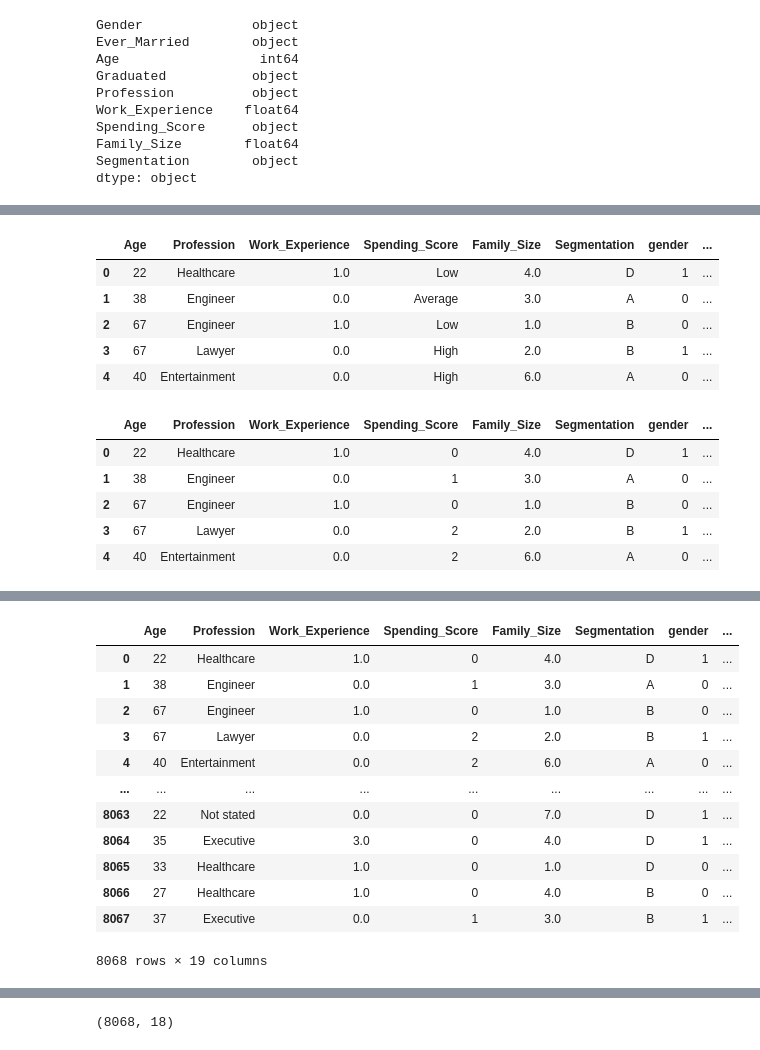
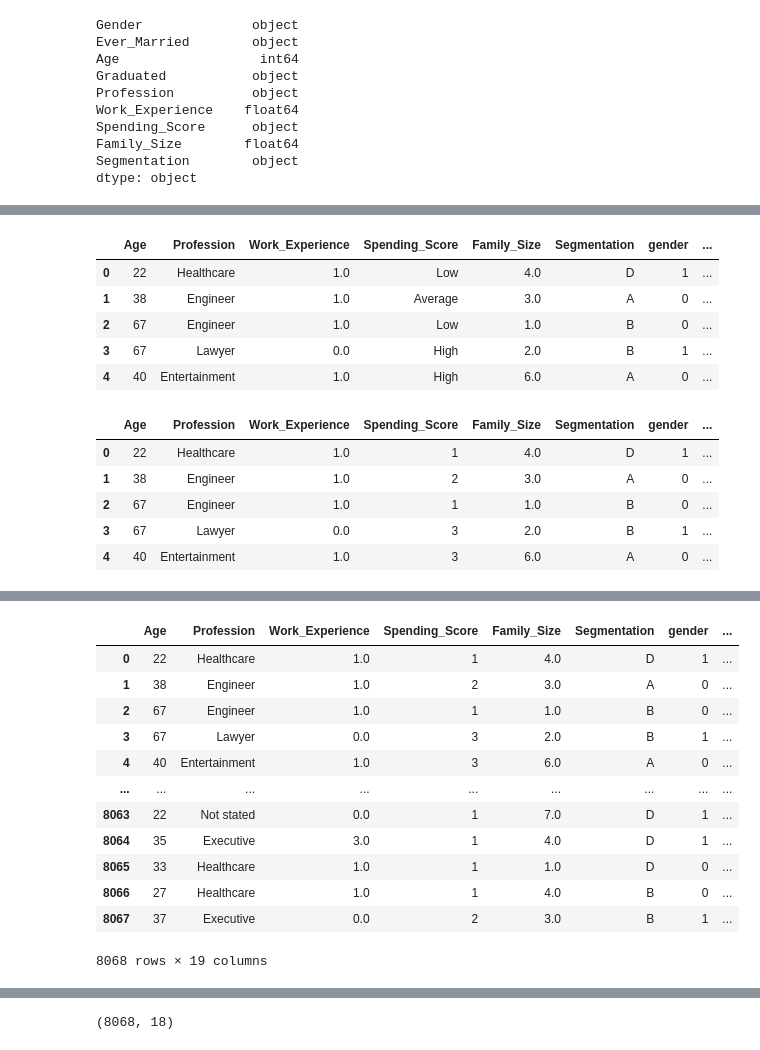
Before and after one commit to RidwanTiamiyu/super-parakeet, a Jupyter notebook: code.ipynb, the cells around one changed output, grey strips where cells are left out. Saved outputs shown, nothing was run; the diff lists cells and outputs as text; code cells hidden in the pictures.

```diff
--- a/code.ipynb
+++ b/code.ipynb
@@ -114,3 +164,6 @@ train['Family_Size'].value_counts()
 8.0      50
 9.0      44
 Name: Family_Size, dtype: int64
+# %%
+median_family_size = train['Family_Size'].median()
+median_family_size
@@ -117,6 +172,6 @@ Name: Family_Size, dtype: int64
 # %%
-import numpy as np
-train['Family_Size'].replace(np.nan, 1, inplace = True)
+# Replacing the missing values with the median value
+train['Family_Size'].replace(np.nan, median_family_size, inplace = True)
 train['Family_Size'].value_counts()
 # %% [output]
 2.0    2390
@@ -129,3 +184,6 @@ train['Family_Size'].value_counts()
 8.0      50
 9.0      44
 Name: Family_Size, dtype: int64
+# %%
+median_family_size = train['Work_Experience'].median()
+median_family_size
@@ -132,5 +192,6 @@ Name: Family_Size, dtype: int64
 # %%
-train['Work_Experience'].replace(np.nan, 0, inplace = True)
+# Replacing the missing values with the median value
+train['Work_Experience'].replace(np.nan, median_family_size, inplace = True)
 train.isnull().sum()
 # %% [output]
 Gender               0
@@ -182,7 +256,7 @@ df.head()
 # %% [output]
 |  | Age | Profession | Work_Experience | Spending_Score | Family_Size | Segmentation | gender | ... |
 | 0 | 22 | Healthcare | 1.0 | Low | 4.0 | D | 1 | ... |
-| 1 | 38 | Engineer | 0.0 | Average | 3.0 | A | 0 | ... |
+| 1 | 38 | Engineer | 1.0 | Average | 3.0 | A | 0 | ... |
 | 2 | 67 | Engineer | 1.0 | Low | 1.0 | B | 0 | ... |
 | 3 | 67 | Lawyer | 0.0 | High | 2.0 | B | 1 | ... |
-| 4 | 40 | Entertainment | 0.0 | High | 6.0 | A | 0 | ... |
+| 4 | 40 | Entertainment | 1.0 | High | 6.0 | A | 0 | ... |
@@ -189,14 +265,14 @@ df.head()
 # %%
-mapping = {'Low': 0, 'Average': 1, 'High': 2}
+mapping = {'Low': 1, 'Average': 2, 'High': 3}
 df['Spending_Score'] = df['Spending_Score'].map(mapping)
 df.head()
 # %% [output]
 |  | Age | Profession | Work_Experience | Spending_Score | Family_Size | Segmentation | gender | ... |
-| 0 | 22 | Healthcare | 1.0 | 0 | 4.0 | D | 1 | ... |
-| 1 | 38 | Engineer | 0.0 | 1 | 3.0 | A | 0 | ... |
-| 2 | 67 | Engineer | 1.0 | 0 | 1.0 | B | 0 | ... |
-| 3 | 67 | Lawyer | 0.0 | 2 | 2.0 | B | 1 | ... |
-| 4 | 40 | Entertainment | 0.0 | 2 | 6.0 | A | 0 | ... |
+| 0 | 22 | Healthcare | 1.0 | 1 | 4.0 | D | 1 | ... |
+| 1 | 38 | Engineer | 1.0 | 2 | 3.0 | A | 0 | ... |
+| 2 | 67 | Engineer | 1.0 | 1 | 1.0 | B | 0 | ... |
+| 3 | 67 | Lawyer | 0.0 | 3 | 2.0 | B | 1 | ... |
+| 4 | 40 | Entertainment | 1.0 | 3 | 6.0 | A | 0 | ... |
 # %%
 small_df = pd.get_dummies(df['Profession'])
 small_df
@@ -219,17 +295,17 @@ df = pd.concat([df, small_df], axis = 1)
 df
 # %% [output]
 |  | Age | Profession | Work_Experience | Spending_Score | Family_Size | Segmentation | gender | ... |
-| 0 | 22 | Healthcare | 1.0 | 0 | 4.0 | D | 1 | ... |
-| 1 | 38 | Engineer | 0.0 | 1 | 3.0 | A | 0 | ... |
-| 2 | 67 | Engineer | 1.0 | 0 | 1.0 | B | 0 | ... |
-| 3 | 67 | Lawyer | 0.0 | 2 | 2.0 | B | 1 | ... |
-| 4 | 40 | Entertainment | 0.0 | 2 | 6.0 | A | 0 | ... |
+| 0 | 22 | Healthcare | 1.0 | 1 | 4.0 | D | 1 | ... |
+| 1 | 38 | Engineer | 1.0 | 2 | 3.0 | A | 0 | ... |
+| 2 | 67 | Engineer | 1.0 | 1 | 1.0 | B | 0 | ... |
+| 3 | 67 | Lawyer | 0.0 | 3 | 2.0 | B | 1 | ... |
+| 4 | 40 | Entertainment | 1.0 | 3 | 6.0 | A | 0 | ... |
 | ... | ... | ... | ... | ... | ... | ... | ... | ... |
-| 8063 | 22 | Not stated | 0.0 | 0 | 7.0 | D | 1 | ... |
-| 8064 | 35 | Executive | 3.0 | 0 | 4.0 | D | 1 | ... |
-| 8065 | 33 | Healthcare | 1.0 | 0 | 1.0 | D | 0 | ... |
-| 8066 | 27 | Healthcare | 1.0 | 0 | 4.0 | B | 0 | ... |
-| 8067 | 37 | Executive | 0.0 | 1 | 3.0 | B | 1 | ... |
+| 8063 | 22 | Not stated | 0.0 | 1 | 7.0 | D | 1 | ... |
+| 8064 | 35 | Executive | 3.0 | 1 | 4.0 | D | 1 | ... |
+| 8065 | 33 | Healthcare | 1.0 | 1 | 1.0 | D | 0 | ... |
+| 8066 | 27 | Healthcare | 1.0 | 1 | 4.0 | B | 0 | ... |
+| 8067 | 37 | Executive | 0.0 | 2 | 3.0 | B | 1 | ... |
 8068 rows × 19 columns
 # %%
 df.drop(['Profession'], axis = 1, inplace = True)
```
Also changed, not shown: parts of 50 cells of this notebook.
